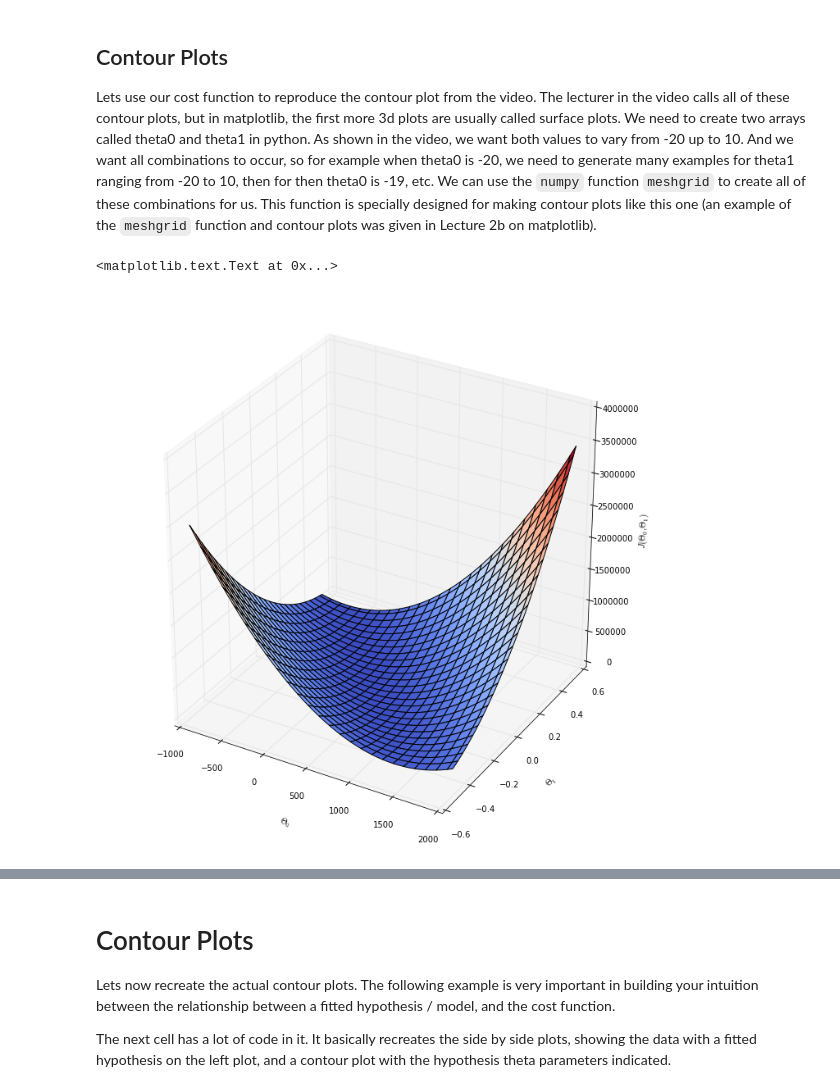
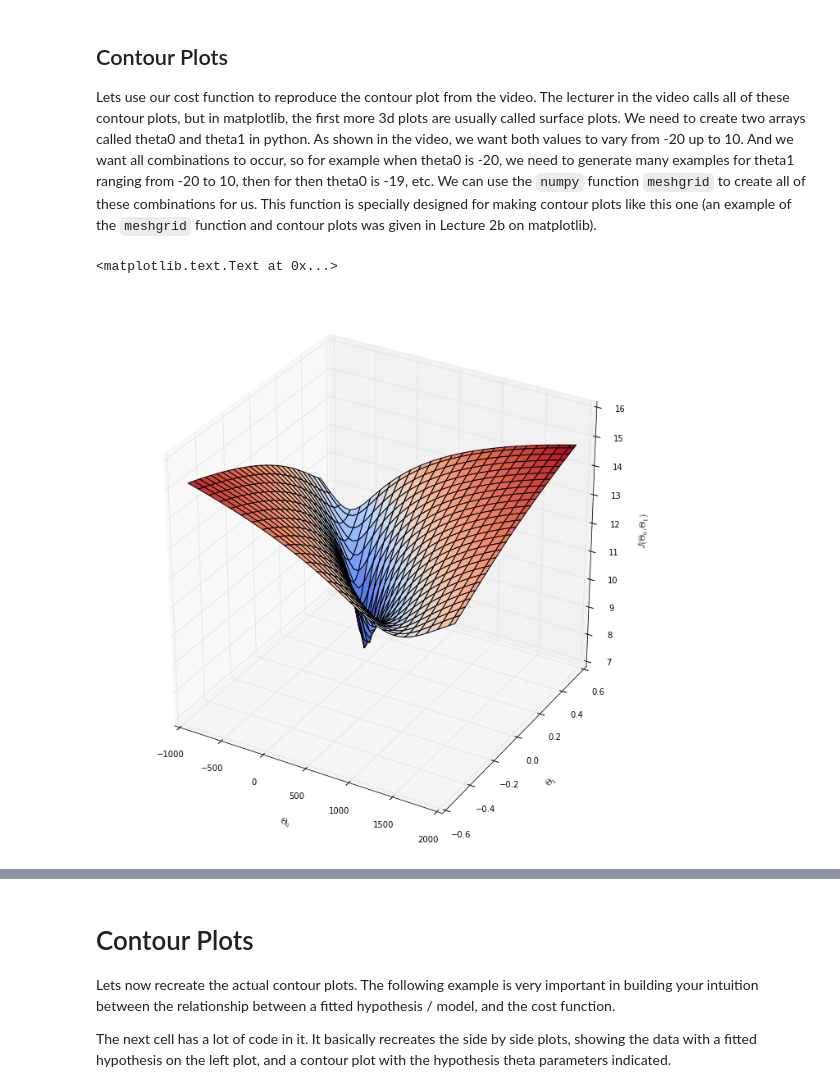
Before and after one commit to tgrasty/CSCI574-Machine-Learning, a Jupyter notebook: Lecture-03-Linear-Regression-With-One-Variable.ipynb, the cells around one changed output, grey strips where cells are left out. Saved outputs shown, nothing was run; the diff lists cells and outputs as text; code cells hidden in the pictures.

```diff
--- a/Lecture-03-Linear-Regression-With-One-Variable.ipynb
+++ b/Lecture-03-Linear-Regression-With-One-Variable.ipynb
@@ -388,21 +388,21 @@ the `meshgrid` function and contour plots was given in Lecture 2b on matplotlib)
 # %%
 # create the theta0, theta1 combinations
 t0 = np.linspace(-1000, 2000, 50)
 t1 = np.linspace(-0.5, 0.5, 50)
 theta0, theta1 = np.meshgrid(t0, t1)
 
 cost = cost_function_2(theta0, theta1)
 
 
 # create the contour plot
 from mpl_toolkits.mplot3d.axes3d import Axes3D
 fig = plt.figure(figsize=(12,12))
 ax = fig.add_subplot(1,1,1, projection='3d')
-p = ax.plot_surface(theta0, theta1, cost, rstride=2, cstride=2, cmap=cm.coolwarm)
+p = ax.plot_surface(theta0, theta1, log(cost), rstride=2, cstride=2, cmap=cm.coolwarm)
 #ax.view_init(0,0) # change this to rotate the view
 ax.set_xlabel('$\Theta_0$')
 ax.set_ylabel('$\Theta_1$')
 ax.set_zlabel('$J(\Theta_0, \Theta_1)$')
 # %% [output]
 <matplotlib.text.Text at 0x...>
-[figure, old version]
+[figure, new version]
```
Also changed, not shown: parts of 1 cell of this notebook.
